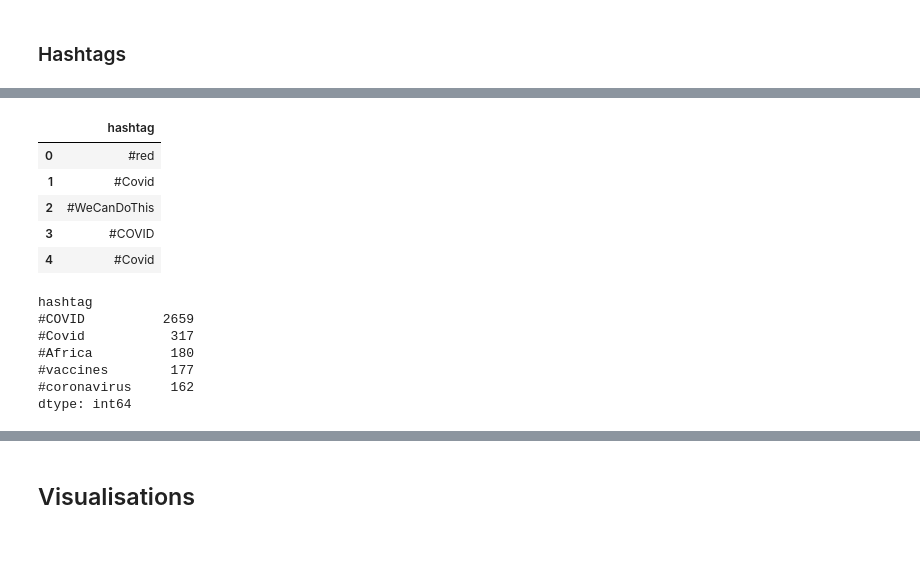
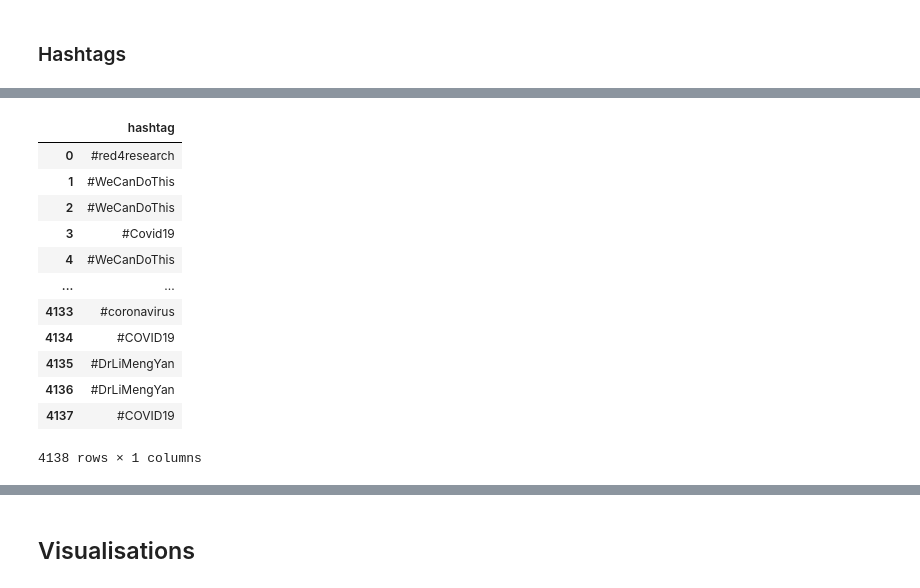
Before and after one commit to eandualem/Twitter-Data-Analysis, a Jupyter notebook: notebooks/preprocessing.ipynb, the cells around one changed output, grey strips where cells are left out. Saved outputs shown, nothing was run; the diff lists cells and outputs as text; code cells hidden in the pictures; blank space fills up the shorter version.

```diff
--- a/notebooks/preprocessing.ipynb
+++ b/notebooks/preprocessing.ipynb
@@ -198,3 +291,0 @@ def find_hashtags(tweet):
-# %%
-tweets['hashtags'] = tweets.original_text.apply(find_hashtags)
-print(tweets['hashtags'])
@@ -227,0 +292,12 @@ hashtags_list_df[:5]
+# %%
+def string_to_array(data):
+  if data == ' ':
+    return None
+  else:
+    return data.split(' ')
+# %%
+tweets_df = pd.DataFrame(columns=['hashtags', 'hashtags_in_tweets'])
+tweets_df['hashtags'] = tweets['hashtags'].apply(string_to_array)
+tweets_df['hashtags_in_tweets'] = tweets['hashtags_in_tweets'].apply(
+    string_to_array)
+tweets_df
@@ -227,0 +318,3 @@ hashtags_list_df[:5]
+# %%
+tweets_df.dropna(inplace=True)
+tweets_df
@@ -228,25 +335,20 @@ hashtags_list_df[:5]
 # %%
-#create dataframe where each use of hashtag gets its own row
 flattened_hashtags_df = pd.DataFrame(
-    [hashtag for hashtags_list in hashtags_list_df.hashtags
+    [hashtag for hashtags_list in tweets_df.hashtags
      for hashtag in hashtags_list],
     columns=['hashtag'])
-flattened_hashtags_df[:5]
+flattened_hashtags_df
 # %% [output]
 |  | hashtag |
-| 0 | #red |
-| 1 | #Covid |
+| 0 | #red4research |
+| 1 | #WeCanDoThis |
 | 2 | #WeCanDoThis |
-| 3 | #COVID |
-| 4 | #Covid |
+| 3 | #Covid19 |
+| 4 | #WeCanDoThis |
+| ... | ... |
+| 4133 | #coronavirus |
+| 4134 | #COVID19 |
+| 4135 | #DrLiMengYan |
+| 4136 | #DrLiMengYan |
+| 4137 | #COVID19 |
+4138 rows × 1 columns
-# %%
-fhd = flattened_hashtags_df.groupby("hashtag").size()
-fhd.nlargest(5)
-# %% [output]
-hashtag
-#COVID          2659
-#Covid           317
-#Africa          180
-#vaccines        177
-#coronavirus     162
-dtype: int64
```
Also changed, not shown: parts of 34 cells of this notebook, 4 other files.
